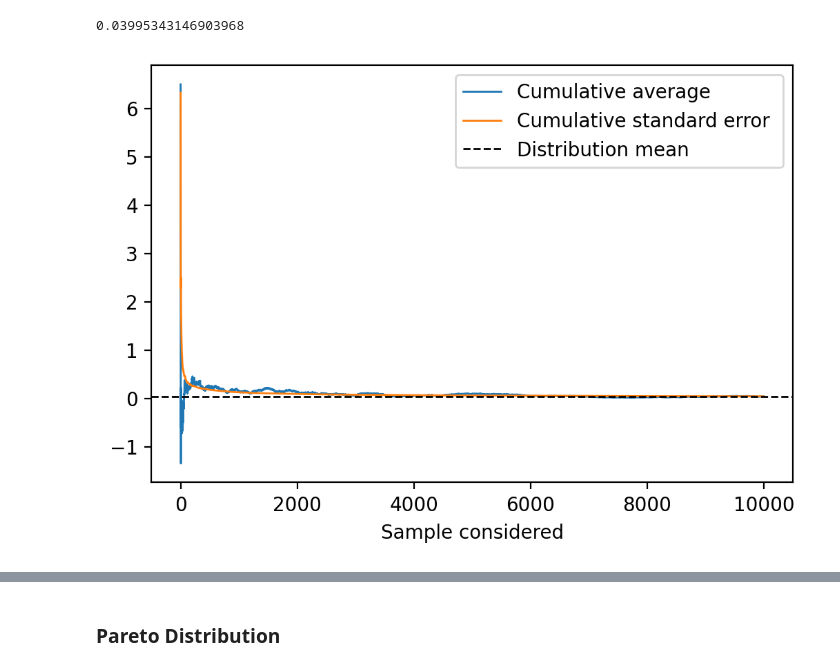
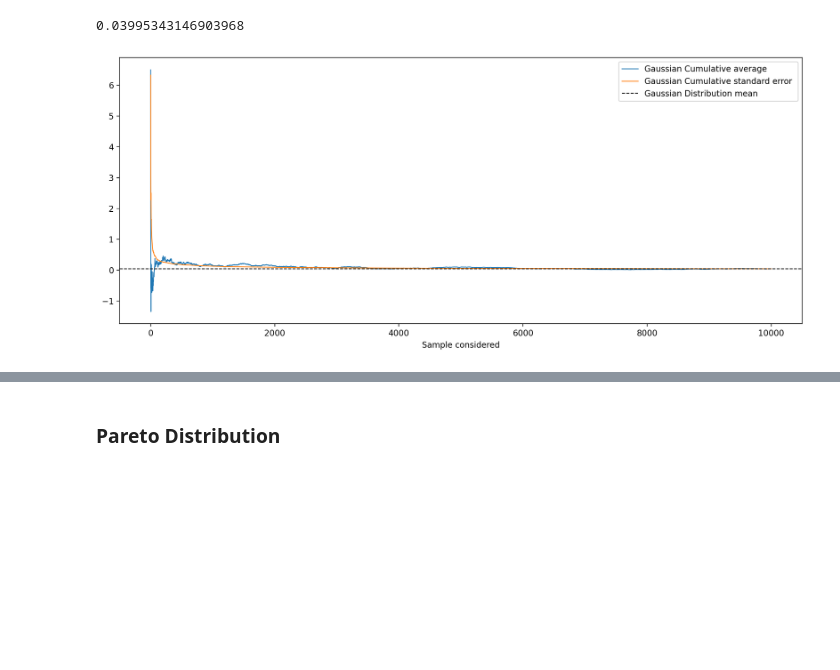
Before and after one commit to natasha0301/02467Assignment1, a Jupyter notebook: 02467 Assignment 1.ipynb, the cells around one changed output, grey strips where cells are left out. Cells and saved outputs as stored; diff of their text form; code cells hidden in the pictures; blank space fills up the shorter version.

Commit message:
part 3 plot finished

```diff
--- a/02467 Assignment 1.ipynb
+++ b/02467 Assignment 1.ipynb
@@ -431,13 +429,13 @@ stats.sem(distribution)
 [figure]
 0.03995343146903968
 # %%
-fig,ax=plt.subplots(dpi=200)
-ax.plot(x_axis,mean,label="Cumulative average")
-ax.plot(x_axis,sem,label="Cumulative standard error ")
-ax.axhline(distribution.mean(), color='k', linestyle='dashed', linewidth=1,label="Distribution mean")
+fig,ax=plt.subplots(figsize=(15,6), dpi=200)
+ax.plot(x_axis,mean,label="Gaussian Cumulative average")
+ax.plot(x_axis,sem,label="Gaussian Cumulative standard error ")
+ax.axhline(distribution.mean(), color='k', linestyle='dashed', linewidth=1,label="Gaussian Distribution mean")
 ax.set_xlabel("Sample considered")
 ax.legend()
 plt.show()
 # %% [output]
-[figure, old version]
+[figure, new version]
 # %%
```
Also changed, not shown: parts of 16 cells of this notebook.
